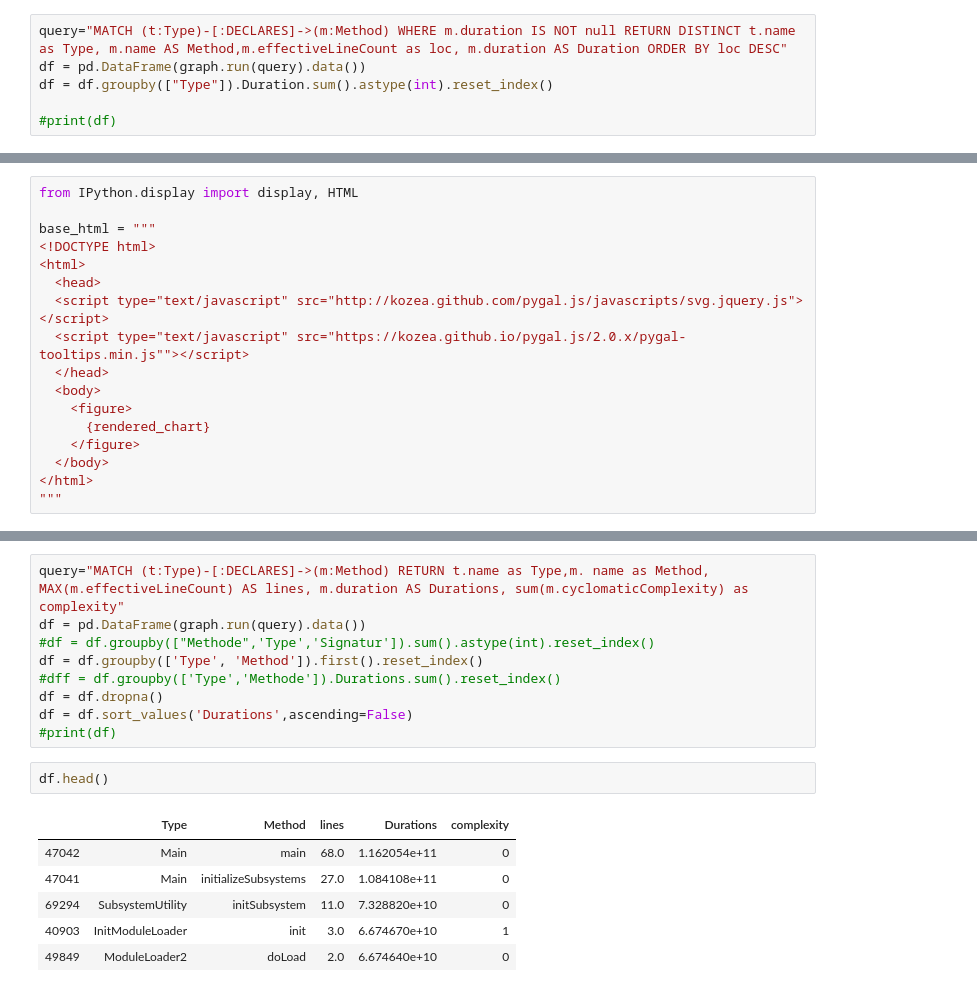
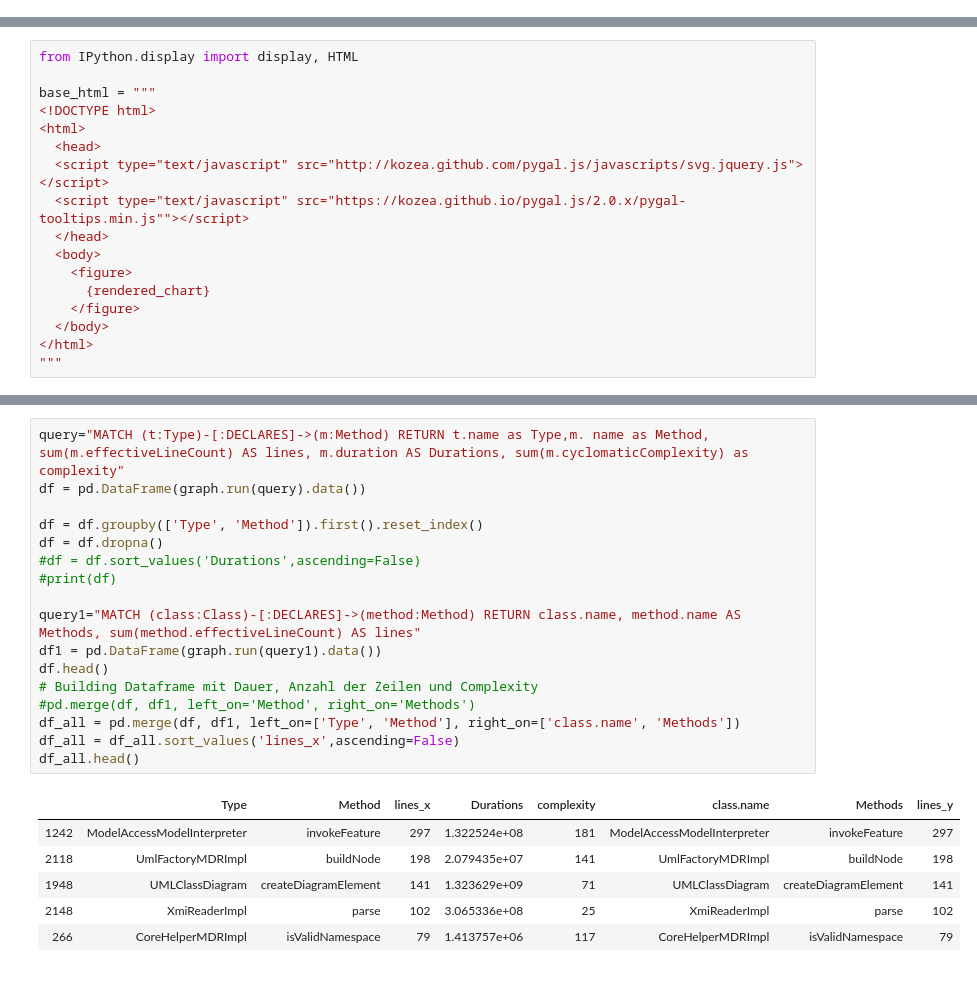
Before and after one commit to softvis-research/performance-analysis, a Jupyter notebook: PerformanceAnalysis.ipynb, the cells around one changed output, grey strips where cells are left out. Saved outputs shown, nothing was run; the diff lists cells and outputs as text.

```diff
--- a/PerformanceAnalysis.ipynb
+++ b/PerformanceAnalysis.ipynb
@@ -42,6 +42,0 @@ df.head()
-# %%
-query="MATCH (t:Type)-[:DECLARES]->(m:Method) WHERE m.duration IS NOT null RETURN DISTINCT t.name as Type, m.name AS Method,m.effectiveLineCount as loc, m.duration AS Duration ORDER BY loc DESC"
-df = pd.DataFrame(graph.run(query).data())
-df = df.groupby(["Type"]).Duration.sum().astype(int).reset_index()
-
-#print(df)
@@ -117,21 +102,27 @@ display(HTML(base_html.format(rendered_chart=bar_chart1.render(is_unicode=True))
 # %% [output]
 [interactive output not drawn]
 # %%
-query="MATCH (t:Type)-[:DECLARES]->(m:Method) RETURN t.name as Type,m. name as Method, MAX(m.effectiveLineCount) AS lines, m.duration AS Durations, sum(m.cyclomaticComplexity) as complexity"
+query="MATCH (t:Type)-[:DECLARES]->(m:Method) RETURN t.name as Type,m. name as Method, sum(m.effectiveLineCount) AS lines, m.duration AS Durations, sum(m.cyclomaticComplexity) as complexity"
 df = pd.DataFrame(graph.run(query).data())
-#df = df.groupby(["Methode",'Type','Signatur']).sum().astype(int).reset_index()
+
 df = df.groupby(['Type', 'Method']).first().reset_index()
-#dff = df.groupby(['Type','Methode']).Durations.sum().reset_index()
 df = df.dropna()
-df = df.sort_values('Durations',ascending=False)
+#df = df.sort_values('Durations',ascending=False)
 #print(df)
+
+query1="MATCH (class:Class)-[:DECLARES]->(method:Method) RETURN class.name, method.name AS Methods, sum(method.effectiveLineCount) AS lines"
+df1 = pd.DataFrame(graph.run(query1).data())
+df.head()
+# Building Dataframe mit Dauer, Anzahl der Zeilen und Complexity
+#pd.merge(df, df1, left_on='Method', right_on='Methods')
+df_all = pd.merge(df, df1, left_on=['Type', 'Method'], right_on=['class.name', 'Methods'])
+df_all = df_all.sort_values('lines_x',ascending=False)
+df_all.head()
+# %% [output]
+|  | Type | Method | lines_x | Durations | complexity | class.name | Methods | lines_y |
+| 1242 | ModelAccessModelInterpreter | invokeFeature | 297 | 1.322524e+08 | 181 | ModelAccessModelInterpreter | invokeFeature | 297 |
+| 2118 | UmlFactoryMDRImpl | buildNode | 198 | 2.079435e+07 | 141 | UmlFactoryMDRImpl | buildNode | 198 |
+| 1948 | UMLClassDiagram | createDiagramElement | 141 | 1.323629e+09 | 71 | UMLClassDiagram | createDiagramElement | 141 |
+| 2148 | XmiReaderImpl | parse | 102 | 3.065336e+08 | 25 | XmiReaderImpl | parse | 102 |
+| 266 | CoreHelperMDRImpl | isValidNamespace | 79 | 1.413757e+06 | 117 | CoreHelperMDRImpl | isValidNamespace | 79 |
-# %%
-df.head()
-# %% [output]
-|  | Type | Method | lines | Durations | complexity |
-| 47042 | Main | main | 68.0 | 1.162054e+11 | 0 |
-| 47041 | Main | initializeSubsystems | 27.0 | 1.084108e+11 | 0 |
-| 69294 | SubsystemUtility | initSubsystem | 11.0 | 7.328820e+10 | 0 |
-| 40903 | InitModuleLoader | init | 3.0 | 6.674670e+10 | 1 |
-| 49849 | ModuleLoader2 | doLoad | 2.0 | 6.674640e+10 | 0 |
 # %%
```
Also changed, not shown: parts of 8 cells of this notebook.
